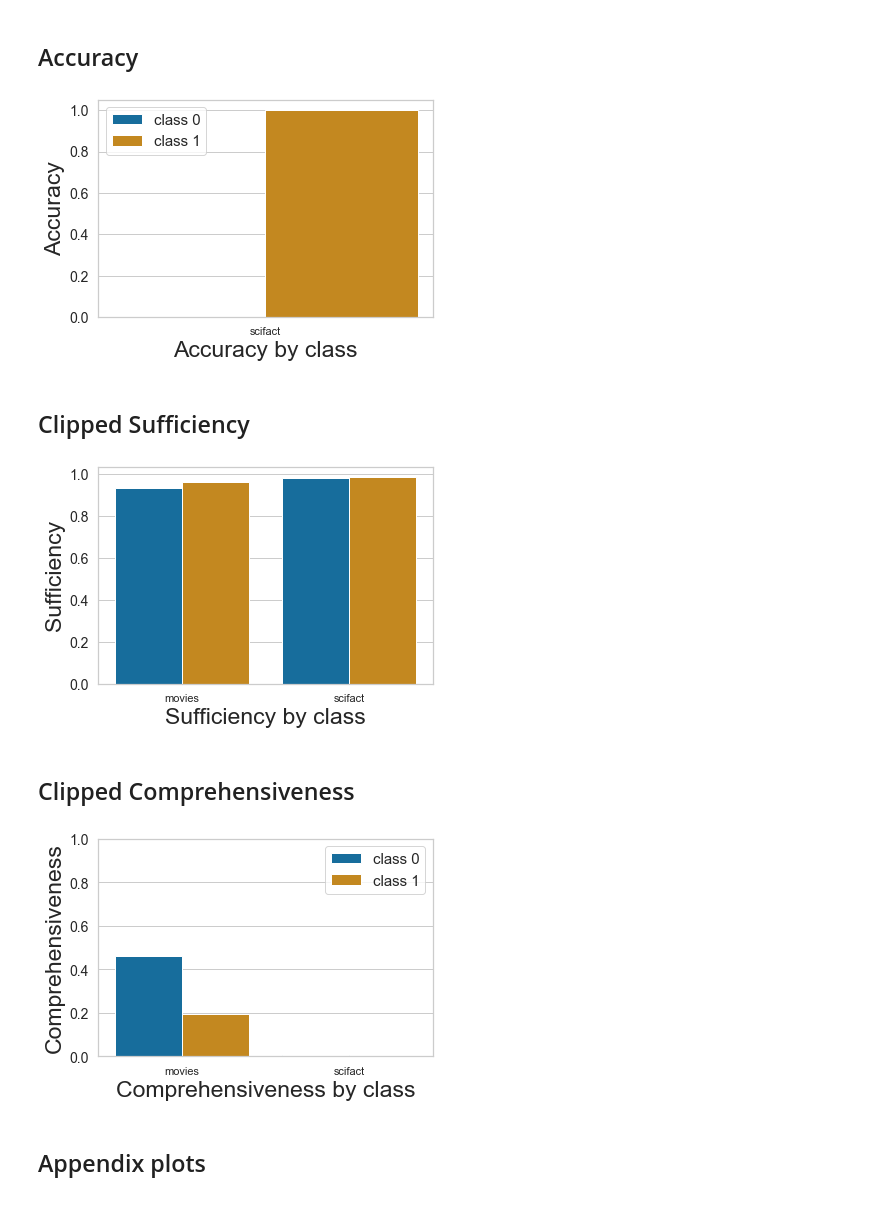
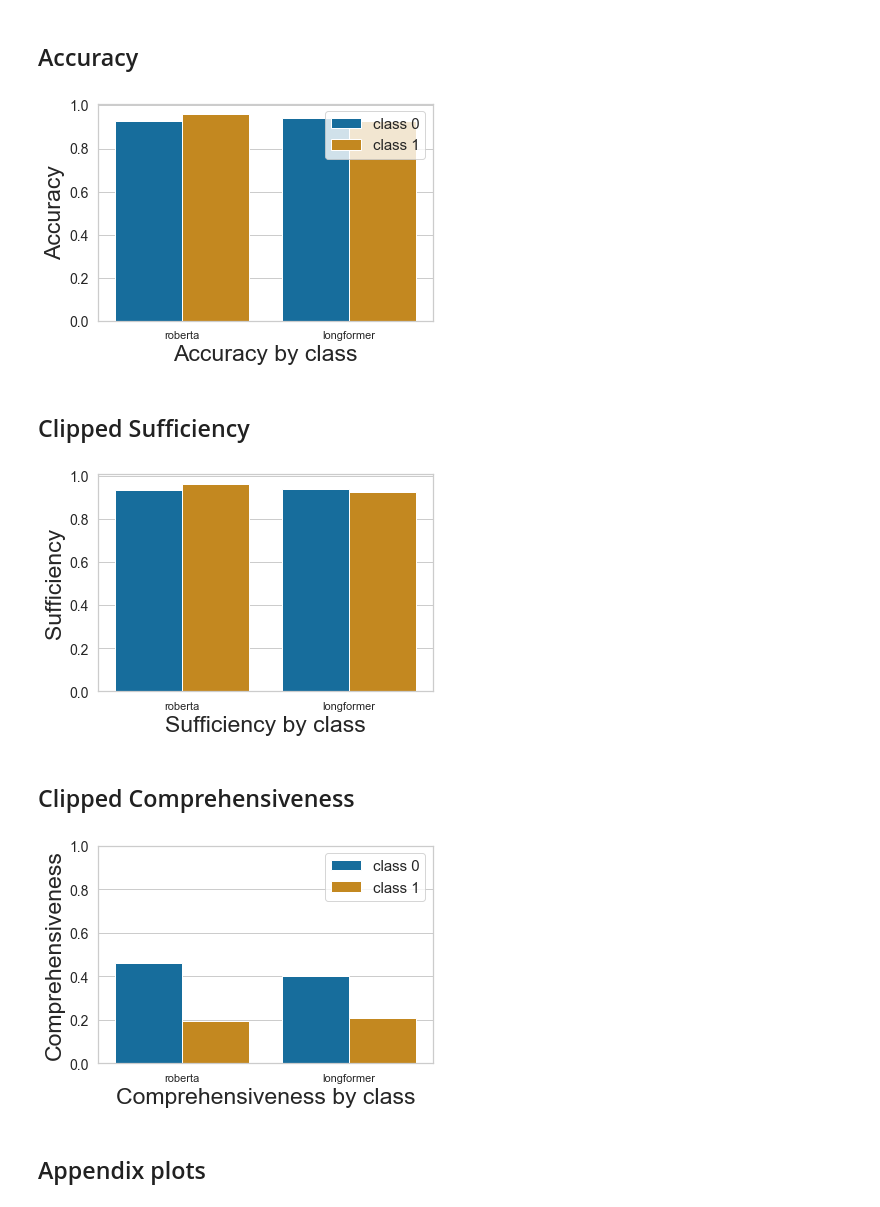
Before and after one commit to shaggyday/evaluating-human-rationales, a Jupyter notebook: plotting/dataset_and_fidelity_analysis_plots.ipynb, the cells around one changed output. Drawn from its saved outputs; the diff is of its cells as text; code cells hidden in the pictures.

```diff
--- a/plotting/dataset_and_fidelity_analysis_plots.ipynb
+++ b/plotting/dataset_and_fidelity_analysis_plots.ipynb
@@ -130,9 +124,9 @@ np.mean(a["null_diff"].to_numpy())
 model_names = ["logistic_regression", "random_forest", "lstm", "roberta","longformer"]
 model_names = ["logistic_regression", "random_forest", "lstm", "roberta"]
 # model_names = ["lstm","roberta"]
-# model_names = ["roberta","longformer"]
+model_names = ["roberta","longformer"]
 datasets = ["movies"]
-datasets = ["movies","scifact"]
+# datasets = ["movies","scifact"]
 plot_data = {"dataset": [], "model": [], "accuracy": [], "clipped_sufficiency": [],
             "clipped_comprehensiveness": [], "eraser_sufficiency": [], "eraser_comprehensiveness": [],
             "normalized_comprehensiveness": [], "normalized_sufficiency": []}
@@ -355,20 +346,20 @@ plot_data_df
 # %% [markdown]
 ## Accuracy
 # %%
-bar = sns.barplot(x="dataset", y="accuracy", hue="class", data=plot_data_df, palette='colorblind')
+bar = sns.barplot(x="model", y="accuracy", hue="class", data=plot_data_df, palette='colorblind')
 # plt.legend([],[], frameon=False)
 plt.legend(fontsize=15)
 plt.ylabel(ylabel="Accuracy", fontsize=LABELSIZE)
 plt.xlabel(xlabel="Accuracy by class", fontsize=LABELSIZE)
 plt.tick_params(axis="y", labelsize=TICKLABELSIZE)
-plt.savefig("class_accuracy.png", bbox_inches = 'tight', dpi=300)
+# plt.savefig("class_accuracy.png", bbox_inches = 'tight', dpi=300)
 plt.show()
 # %% [output]
-[figure, old version]
+[figure, new version]
 # %% [markdown]
 ## Clipped Sufficiency
 # %%
-bar = sns.barplot(x="dataset", y="clipped_sufficiency", hue="class", data=plot_data_df, palette='colorblind')
+bar = sns.barplot(x="model", y="clipped_sufficiency", hue="class", data=plot_data_df, palette='colorblind')
 plt.legend([],[], frameon=False)
 plt.ylabel(ylabel="Sufficiency", fontsize=LABELSIZE)
 plt.xlabel(xlabel="Sufficiency by class", fontsize=LABELSIZE)
@@ -376,11 +367,11 @@ plt.tick_params(axis="y", labelsize=TICKLABELSIZE)
 plt.savefig("class_sufficiency.png", bbox_inches = 'tight', dpi=300)
 plt.show()
 # %% [output]
-[figure, old version]
+[figure, new version]
 # %% [markdown]
 ## Clipped Comprehensiveness
 # %%
-bar = sns.barplot(x="dataset", y="clipped_comprehensiveness", hue="class", data=plot_data_df, palette='colorblind')
+bar = sns.barplot(x="model", y="clipped_comprehensiveness", hue="class", data=plot_data_df, palette='colorblind')
 plt.legend(fontsize=15)
 plt.ylabel(ylabel="Comprehensiveness", fontsize=LABELSIZE)
 plt.xlabel(xlabel="Comprehensiveness by class", fontsize=LABELSIZE)
@@ -389,7 +380,7 @@ plt.ylim(0, 1)
 plt.savefig("class_comprehensiveness.png", bbox_inches = 'tight', dpi=300)
 plt.show()
 # %% [output]
-[figure, old version]
+[figure, new version]
 # %% [markdown]
 ## Appendix plots
 # %% [markdown]
```
Also changed, not shown: parts of 7 cells of this notebook, 19 other files.
